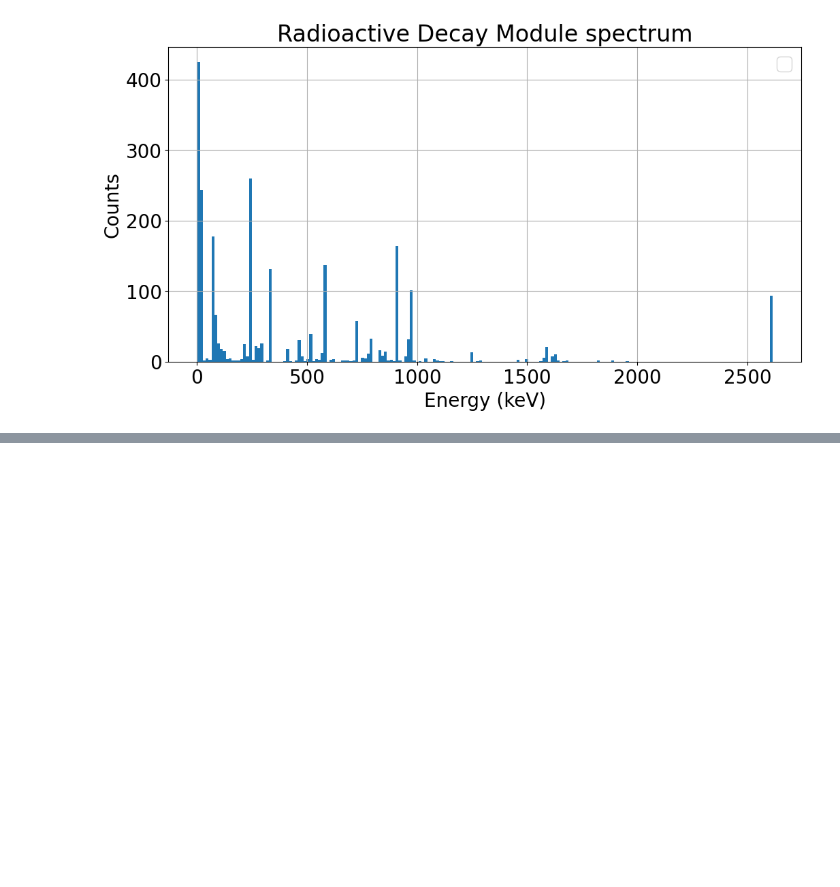
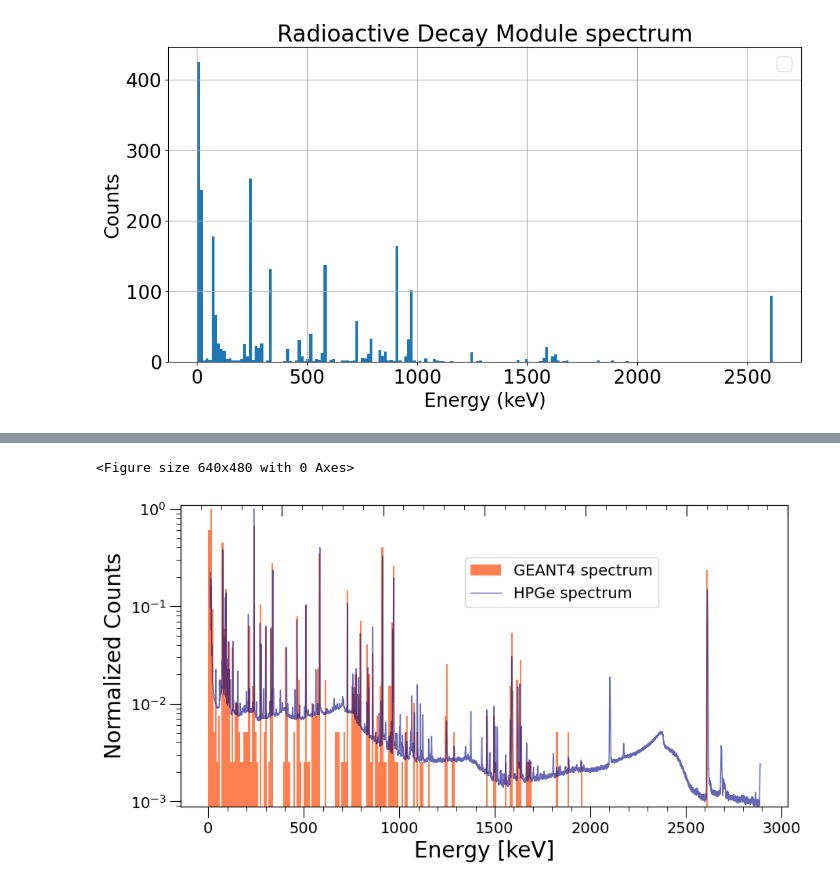
Before and after one commit to nyuad-astroparticle/tes-geant, a Jupyter notebook: analysis/ThSpectrum/spectrum_analysis.ipynb, the cells around one changed output, grey strips where cells are left out. Cells and saved outputs as stored; diff of their text form; code cells hidden in the pictures; blank space fills up the shorter version.

```diff
--- a/analysis/ThSpectrum/spectrum_analysis.ipynb
+++ b/analysis/ThSpectrum/spectrum_analysis.ipynb
@@ -242,0 +252,60 @@ plt.show()
+# %%
+# Assuming you have already defined 'loadfile', 'filenames', 'bin_centers', and 'probability_distribution' correctly.
+plt.clf()
+
+data = pd.concat([loadfile(filename) for filename in filenames])
+data = data[data.Volume == 'logicThorium_PV']
+gamma = data[data.Particle == 'gamma']
+
+fig = plt.figure(figsize=(10, 5))
+ax = plt.subplot()
+
+# Calculate histogram and get the heights and bin edges
+counts, bin_edges, _ = ax.hist(gamma['Initial Energy'], bins=300, label='GEANT4 spectrum', color='coral')
+
+# Maximum count for scaling
+max_count = np.max(counts)
+
+# Normalize the histogram by setting weights
+weights = np.ones_like(gamma['Initial Energy']) / max_count
+ax.clear()  # Clear to redraw properly
+ax.hist(gamma['Initial Energy'], bins=300, weights=weights, label='GEANT4 spectrum', color='coral')
+
+# Assuming the HPGe spectrum needs scaling
+hpge_max = np.max(probability_distribution)
+hpge_min = np.min(probability_distribution)
+scale_factor = 1 / hpge_max
+ax.plot(trimmed_spectrum['Energy(keV)'], probability_distribution * scale_factor, '-', linewidth=1, alpha=0.6, label='HPGe spectrum', color='navy')
+
+# Set ticks
+majorXticks = np.arange(0, 3500, 500)
+minorXticks = np.arange(0, 3000, 100)
+majorYticks = np.arange(0, 1.1, 0.1)
+minorYticks = np.arange(0, 1, 0.01)
+
+ax.set_xticks(majorXticks, minor=False)
+ax.set_xticks(minorXticks, minor=True)
+ax.set_yticks(majorYticks, minor=False)
+ax.set_yticks(minorYticks, minor=True)
+
+ax.tick_params(direction='out', length=10, labelsize=14)
+ax.tick_params(which='minor', direction='out', length=4)
+
+axtop = ax.twiny()
+axtop.set_xticks(majorXticks, minor=False)
+axtop.set_xticks(minorXticks, minor=True)
+axtop.tick_params(direction='in', length=10)
+axtop.tick_params(which='minor', direction='in', length=4)
+axtop.set_xticklabels([])
+
+ax.set_xlabel('Energy [keV]')
+ax.set_ylabel('Normalized Counts')
+ax.legend(bbox_to_anchor=(0.80, 0.85), fontsize=14)
+ax.grid(False)
+ax.set_yscale('log')
+ax.set_ylim(hpge_min/hpge_max, 1.1)  # Adjusted to show normalized scale clearly
+
+plt.show()
+# %% [output]
+<Figure size 640x480 with 0 Axes>
+[figure, added]
```
Also changed, not shown: parts of 7 cells of this notebook, 1 other file.
